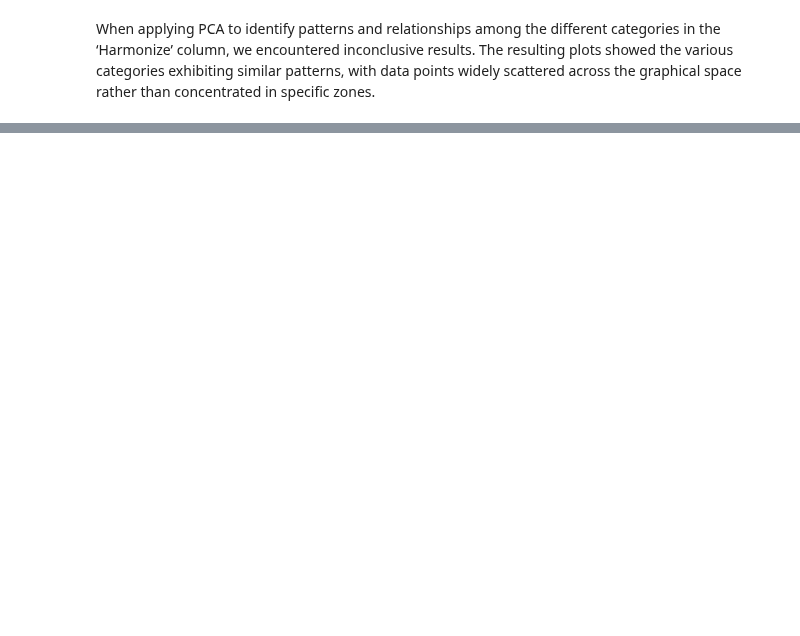
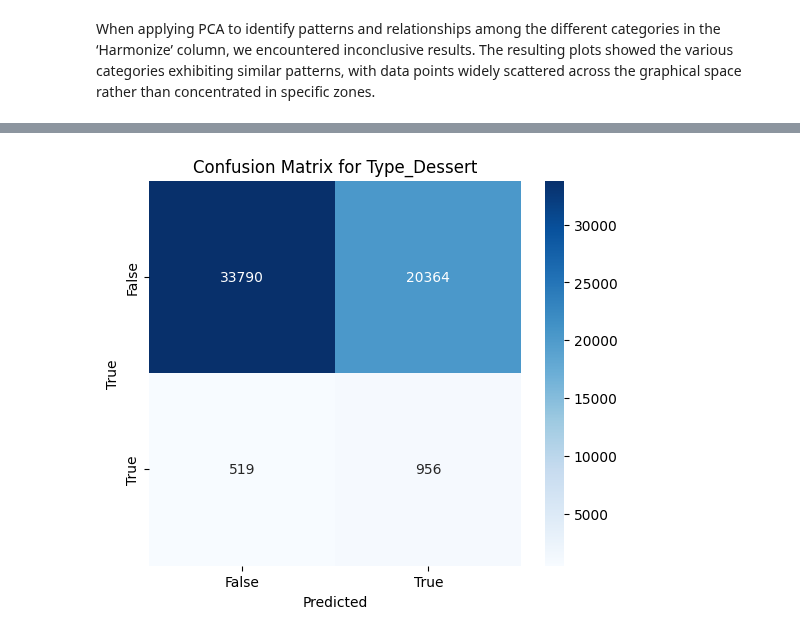
Before and after one commit to SrMasterAD/MEIA_ISEP_TEAM7_2024_2025_Challenge_2, a Jupyter notebook: notebooks/Notebook_Main_AAUT.ipynb, the cells around one changed output, grey strips where cells are left out. Cells and saved outputs as stored; diff of their text form; code cells hidden in the pictures; blank space fills up the shorter version.

Commit message:
<feat>[89][91] - Applied correct targets and features + QoL changes

```diff
--- a/notebooks/Notebook_Main_AAUT.ipynb
+++ b/notebooks/Notebook_Main_AAUT.ipynb
@@ -312,0 +426,82 @@ The model has demonstrated excellent performance in classifying wines into diffe
+# %%
+import pandas as pd
+import numpy as np
+import matplotlib.pyplot as plt
+import seaborn as sns
+from sklearn.model_selection import train_test_split
+from sklearn.preprocessing import StandardScaler
+from sklearn.ensemble import RandomForestClassifier
+from sklearn.metrics import classification_report, accuracy_score, confusion_matrix
+from sklearn.preprocessing import OneHotEncoder
+from sklearn.compose import ColumnTransformer
+from sklearn.pipeline import Pipeline
+from imblearn.over_sampling import SMOTE
+
+# Assuming 'encoded_df' is your dataframe after preprocessing
+
+# Step 1: Define the target columns (all columns starting with 'Type_')
+target_columns = [col for col in encoded_df.columns if col.startswith('Type_')]
+
+# Step 2: Define the feature columns (all columns starting with 'Harmonize_')
+feature_columns = [col for col in encoded_df.columns if col.startswith('Harmonize_')]
+
+# Step 3: Create a preprocessing pipeline for numerical and categorical features
+categorical_columns = [col for col in feature_columns if encoded_df[col].dtype == 'object']
+numerical_columns = [col for col in feature_columns if encoded_df[col].dtype != 'object']
+
+# Preprocessor pipeline
+preprocessor = ColumnTransformer(
+    transformers=[
+        ('num', StandardScaler(), numerical_columns),
+        ('cat', OneHotEncoder(handle_unknown='ignore'), categorical_columns)
+    ]
+)
+
+# Step 4: Loop through each target column and train a model for each target (wine type)
+for target_column in target_columns:
+    print(f"Training model for target: {target_column}")
+
+    # Step 5: Prepare features and target
+    features = encoded_df[feature_columns]
+    target = encoded_df[target_column]
+
+    # Step 6: Convert boolean columns to integers (0 or 1) if necessary
+    features = features.applymap(lambda x: 1 if x is True else (0 if x is False else x))
+
+    # Split the dataset into training and testing sets (80% training, 20% testing)
+    X_train, X_test, y_train, y_test = train_test_split(features, target, test_size=0.2, random_state=42)
+
+    # Step 7: Apply SMOTE to address class imbalance (only if features are numeric)
+    smote = SMOTE(random_state=42)
+    X_resampled, y_resampled = smote.fit_resample(X_train, y_train)
+
+    # Step 8: Create a Random Forest pipeline (combine preprocessor with model)
+    pipeline = Pipeline(steps=[
+        ('preprocessor', preprocessor),
+        ('classifier', RandomForestClassifier(n_estimators=100, random_state=42, class_weight='balanced'))
+    ])
+
+    # Step 9: Train the model
+    pipeline.fit(X_resampled, y_resampled)
+
+    # Step 10: Make predictions on the test set
+    y_pred = pipeline.predict(X_test)
+
+    # Step 11: Evaluate the model's performance
+    accuracy = accuracy_score(y_test, y_pred)
+    classification_rep = classification_report(y_test, y_pred)
+    cm = confusion_matrix(y_test, y_pred)
+
+    # Step 12: Print results
+    print(f"Results for {target_column}:")
+    print(f"Accuracy: {accuracy:.4f}")
+    print(f"Classification Report:\n{classification_rep}")
+
+    # Step 13: Plot Confusion Matrix
+    plt.figure(figsize=(6, 5))
+    sns.heatmap(cm, annot=True, fmt="d", cmap="Blues", xticklabels=["False", "True"], yticklabels=["False", "True"])
+    plt.title(f"Confusion Matrix for {target_column}")
+    plt.xlabel("Predicted")
+    plt.ylabel("True")
+    plt.show()
+# %% [output]
@@ -312,0 +520 @@ The model has demonstrated excellent performance in classifying wines into diffe
+[figure, added]
```
Also changed, not shown: parts of 20 cells of this notebook.
